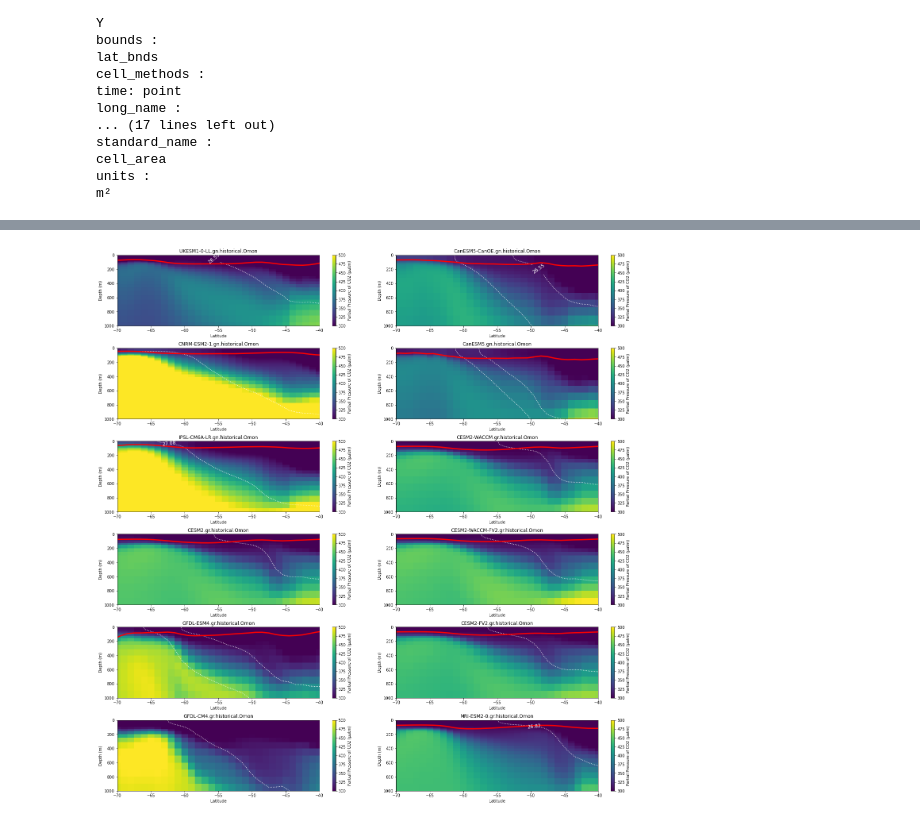
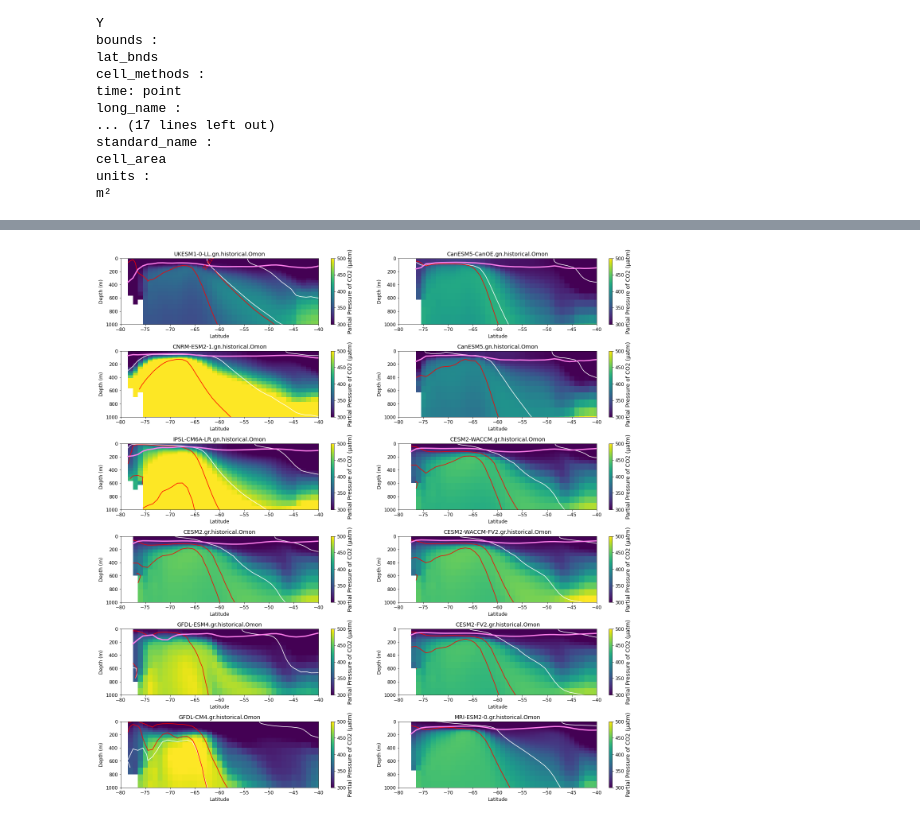
Before and after one commit to gmacgilchrist/seniorthesis, a Jupyter notebook: notebooks/mixedlayerdepth_mlotst.ipynb, the cells around one changed output, grey strips where cells are left out. Saved outputs shown, nothing was run; the diff lists cells and outputs as text; code cells hidden in the pictures.

```diff
--- a/notebooks/mixedlayerdepth_mlotst.ipynb
+++ b/notebooks/mixedlayerdepth_mlotst.ipynb
@@ -168,9 +183,9 @@ dd_mlotst = {**dd_gr, **dd_regrid}
 dd_annual = {}
 dd_JJA = {}
 for name, ds in dd_mlotst.items():
-    ds = ds.isel(time = slice(0,239))
-    ds_ann = ds.mean('time',keep_attrs=True)
-    ds_JJA = ds.sel(time=ds.time.dt.season=="JJA").mean('time',keep_attrs=True)
+    ds = ds.isel(time = slice(0,239), x=slice(180,200))
+    ds_ann = ds.mean(['time', 'x'],keep_attrs=True)
+    ds_JJA = ds.sel(time=ds.time.dt.season=="JJA").isel(x=slice(180,200)).mean(['time', 'x'],keep_attrs=True)
     dd_annual[name] = ds_ann
     dd_JJA[name] = ds_JJA
 # %%
@@ -279,3 +300,4 @@ for name, ds in dd_x.items():
     ds['insitutemp'] = gsw.t_from_CT(da['so'], da['thetao'], ds['p']).isel(x=slice(180,200)).mean('x', keep_attrs=True)
     ds['sigma2'] = gsw.sigma2(da['so'],da['thetao']).isel(x=slice(180,200)).mean('x', keep_attrs=True)
     ds['sigma0'] = gsw.sigma0(da['so'],da['thetao']).isel(x=slice(180,200)).mean('x', keep_attrs=True)
+    ds['sigma1'] = gsw.sigma1(da['so'],da['thetao']).isel(x=slice(180,200)).mean('x', keep_attrs=True)
@@ -666,56 +598,78 @@ m²
 
 fig, axarr = plt.subplots(nrows = 6, ncols = 2, figsize=[20,20])
 fig.tight_layout(pad = 3.5)
-# plt.rc('font', size = 14)
-# plt.rc('axes', titlesize= 14)
-# plt.rc('axes', labelsize= 12)
-# plt.rc('figure', titlesize=16)
+plt.rc('font', size = 12)
+plt.rc('axes', titlesize= 14)
+plt.rc('axes', labelsize= 14)
+plt.rc('figure', titlesize=16)
 
 ax_idx = 0
 for name, ds in dd_x.items():
     ax = axarr.flat[ax_idx]
     conversion =  1e6/1035
 #     results = pyco2.sys(par1=ds['talk']*conversion,par2=ds['dissic']*conversion,par1_type=1,par2_type=2,
 #                         pressure_out=0, temperature_out = ds['thetao'], pressure = ds['p'],
 #                         temperature = ds['insitutemp'])
-    ax.set_xlim([-70,-40])
+    ax.set_xlim([-80,-40])
     ax.set_ylim([0,1000])
     im = ax.pcolormesh(ds['y'],ds['lev'], PCO2_x[name], vmin = 300, vmax = 500)
     if name == 'UKESM1-0-LL.gn.historical.Omon':
-        CS = ax.contour(ds['y'],ds['lev'],ds['sigma0'],levels=[26.55], colors = 'w', linestyles = 'dotted')
+        CS = ax.contour(ds['y'],ds['lev'],ds['sigma0'],levels=[26.46, 27.13], colors = 'w')
+        CS = ax.contour(ds['y'],ds['lev'],ds['sigma1'],levels=[31.816, 32.289], colors = 'r')
     elif name == 'CanESM5-CanOE.gn.historical.Omon':
-        CS = ax.contour(ds['y'],ds['lev'],ds['sigma0'],levels=[26.55, 27.08], colors = 'w', linestyles = 'dotted')
+        CS = ax.contour(ds['y'],ds['lev'],ds['sigma0'],levels=[26.29, 27.54], colors = 'w')
+        CS = ax.contour(ds['y'],ds['lev'],ds['sigma1'],levels=[32.289, 32.447], colors = 'r')
+
     elif name == 'CNRM-ESM2-1.gn.historical.Omon':
-        CS = ax.contour(ds['y'],ds['lev'],ds['sigma0'],levels=[27.08], colors = 'w', linestyles = 'dotted')
+        CS = ax.contour(ds['y'],ds['lev'],ds['sigma0'],levels=[25.96, 27.13], colors = 'w')
+        CS = ax.contour(ds['y'],ds['lev'],ds['sigma1'],levels=[32.132, 32.289], colors = 'r')
+        # CS = ax.contour(ds['y'],ds['lev'],ds['sigma1'],levels=[32.105], colors = 'k')
     elif name == 'CanESM5.gn.historical.Omon':
-        CS = ax.contour(ds['y'],ds['lev'],ds['sigma0'],levels=[26.82, 27.08], colors = 'w', linestyles = 'dotted')
+        CS = ax.contour(ds['y'],ds['lev'],ds['sigma0'],levels=[26.29, 27.29], colors = 'w')
+        CS = ax.contour(ds['y'],ds['lev'],ds['sigma1'],levels=[32.289, 32.447], colors = 'r')
     elif name == 'IPSL-CM6A-LR.gn.historical.Omon':
-        CS = ax.contour(ds['y'],ds['lev'],ds['sigma0'],levels=[27.08], colors = 'w', linestyles = 'dotted')
+        CS = ax.contour(ds['y'],ds['lev'],ds['sigma0'],levels=[26.46, 27.38], colors = 'w')
+        CS = ax.contour(ds['y'],ds['lev'],ds['sigma1'],levels=[32.289, 32.447], colors = 'r')
+        # CS = ax.contour(ds['y'],ds['lev'],ds['sigma1'],levels=[32.4], colors = 'k')
     elif name == 'CESM2-WACCM.gr.historical.Omon':
-        CS = ax.contour(ds['y'],ds['lev'],ds['sigma0'],levels=[26.55], colors = 'w', linestyles = 'dotted')
+        CS = ax.contour(ds['y'],ds['lev'],ds['sigma0'],levels=[26.13, 27.04], colors = 'w')
+        CS = ax.contour(ds['y'],ds['lev'],ds['sigma1'],levels=[32.132, 32.289], colors = 'r')
     elif name == 'CESM2.gr.historical.Omon':
-        CS = ax.contour(ds['y'],ds['lev'],ds['sigma0'],levels=[26.55], colors = 'w', linestyles = 'dotted')
+        CS = ax.contour(ds['y'],ds['lev'],ds['sigma0'],levels=[26.13, 27.04], colors = 'w')
+        CS = ax.contour(ds['y'],ds['lev'],ds['sigma1'],levels=[32.132, 32.289], colors = 'r')
     elif name == 'CESM2-WACCM-FV2.gr.historical.Omon':
-        CS = ax.contour(ds['y'],ds['lev'],ds['sigma0'],levels=[26.55], colors = 'w', linestyles = 'dotted')
+        CS = ax.contour(ds['y'],ds['lev'],ds['sigma0'],levels=[25.88, 26.96], colors = 'w')
+        CS = ax.contour(ds['y'],ds['lev'],ds['sigma1'],levels=[32.132, 32.289], colors = 'r')
     elif name == 'GFDL-ESM4.gr.historical.Omon':
-        CS = ax.contour(ds['y'],ds['lev'],ds['sigma0'],levels=[26.82, 27.34], colors = 'w', linestyles = 'dotted')
+        CS = ax.contour(ds['y'],ds['lev'],ds['sigma0'],levels=[26.63, 27.71], colors = 'w')
+        CS = ax.contour(ds['y'],ds['lev'],ds['sigma1'],levels=[32.289, 32.447], colors = 'r')
+        # CS = ax.contour(ds['y'],ds['lev'],ds['sigma1'],levels=[32.105], colors = 'k')
     elif name == 'CESM2-FV2.gr.historical.Omon':
-        CS = ax.contour(ds['y'],ds['lev'],ds['sigma0'],levels=[26.55], colors = 'w', linestyles = 'dotted')
+        CS = ax.contour(ds['y'],ds['lev'],ds['sigma0'],levels=[25.96, 26.96], colors = 'w')
+        CS = ax.contour(ds['y'],ds['lev'],ds['sigma1'],levels=[32.132, 32.289], colors = 'r')
     elif name == 'GFDL-CM4.gr.historical.Omon':
-        CS = ax.contour(ds['y'],ds['lev'],ds['sigma0'],levels=[27.08], colors = 'w', linestyles = 'dotted')
+        CS = ax.contour(ds['y'],ds['lev'],ds['sigma0'],levels=[26.63, 27.63], colors = 'w')
+        CS = ax.contour(ds['y'],ds['lev'],ds['sigma1'],levels=[32.132, 32.289], colors = 'r')
+        # CS = ax.contour(ds['y'],ds['lev'],ds['sigma1'],levels=[32.105], colors = 'k')
     elif name == 'MRI-ESM2-0.gr.historical.Omon':
-        CS = ax.contour(ds['y'],ds['lev'],ds['sigma0'],levels=[26.82], colors = 'w', linestyles = 'dotted')
+        CS = ax.contour(ds['y'],ds['lev'],ds['sigma0'],levels=[26.4, 27.21], colors = 'w')
+        CS = ax.contour(ds['y'],ds['lev'],ds['sigma1'],levels=[32.132, 32.289], colors = 'r')
 
-    if name != 'GFDL-CM4.gr.historical.Omon':
-        ax.plot(dd_mlotst[name].mlotst.y, dd_mlotst[name].mlotst.isel(x=slice(180,200), time = slice(0,239)).mean(['time', 'x'], keep_attrs=True), color = 'r', lw = 3)
+    # not sure why but CESM2 models, GFDL-ESM4, and MRI-ESM2-0 in dd_annual are datasets not data arrays so this is just a hack
+    # likely a dumb way of doing it but I can deal with it later
+    if name == 'CESM2-WACCM.gr.historical.Omon' or name == 'CESM2.gr.historical.Omon' or name == 'CESM2-FV2.gr.historical.Omon' or name == 'CESM2-WACCM-FV2.gr.historical.Omon' or name == 'GFDL-ESM4.gr.historical.Omon' or name == 'MRI-ESM2-0.gr.historical.Omon' :
+        ax.plot(dd_annual[name].y, dd_annual[name].mlotst, color = '#ff80ed', lw = 3)
+    # GFDL-CM4 doesn't have mixed layer
+    elif name != 'GFDL-CM4.gr.historical.Omon':
+        ax.plot(dd_annual[name].y, dd_annual[name], color = '#ff80ed', lw = 3)
 #     CS = ax.contour(ds['y'],ds['lev'],ds['sigma2'],levels=[35.5, 36, 36.5, 36.75, 37], colors = 'w')
     ax.clabel(CS, inline=1, fontsize=12, manual = False)
     cbar = plt.colorbar(im,ax=ax)
     ax.invert_yaxis()
     cbar.set_label('Partial Pressure of CO2 (\u03BCatm)')
     ax.set_title(name)
     ax.set_xlabel('Latitude')
     ax.set_ylabel('Depth (m)')
     ax_idx += 1
 # %% [output]
-[figure, old version]
+[figure, new version]
```
Also changed, not shown: parts of 22 cells of this notebook, 3 other files.
